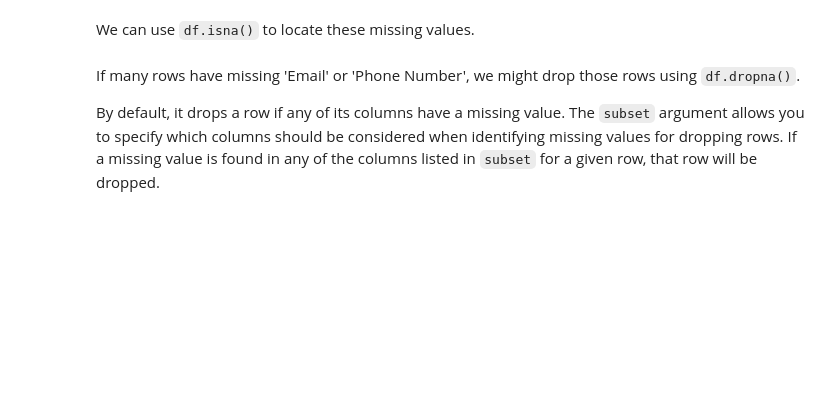
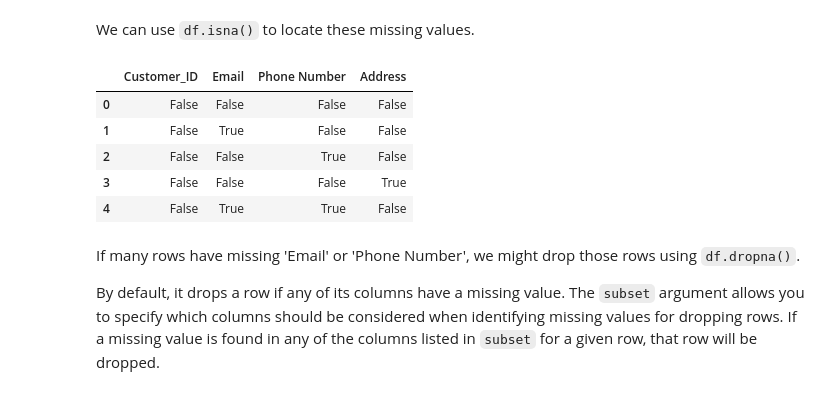
Before and after one commit to michaeltothewilson/data-with-python, a Jupyter notebook: notebooks/06_data_cleaning.ipynb, the cells around one changed output. Saved outputs shown, nothing was run; the diff lists cells and outputs as text; code cells hidden in the pictures; blank space fills up the shorter version.

```diff
--- a/notebooks/06_data_cleaning.ipynb
+++ b/notebooks/06_data_cleaning.ipynb
@@ -144,9 +102,16 @@ We can use `df.isna()` to locate these missing values.
 # %%
 ### Begin Example
 
 # Locate Missing Values
-
+customer_df.isna()
 ### End Example
+# %% [output]
+|  | Customer_ID | Email | Phone Number | Address |
+| 0 | False | False | False | False |
+| 1 | False | True | False | False |
+| 2 | False | False | True | False |
+| 3 | False | False | False | True |
+| 4 | False | True | True | False |
 # %% [markdown]
 If many rows have missing 'Email' or 'Phone Number', we might drop those rows using `df.dropna()`.
 
```
Also changed, not shown: parts of 16 cells of this notebook, 2 other files.
